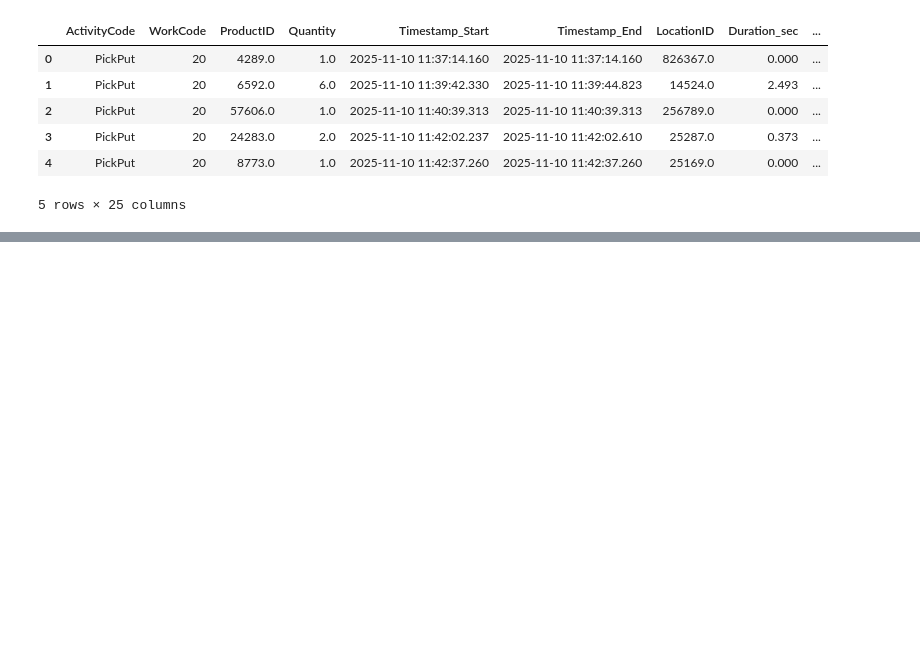
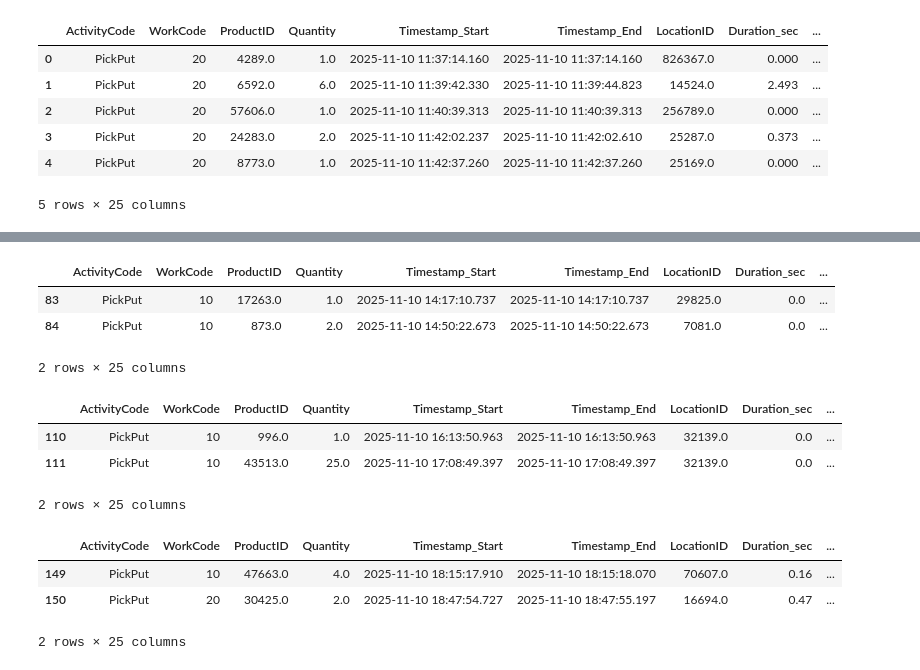
Before and after one commit to JiashenWangg/Lucas_Systems_Capstone_Project, a Jupyter notebook: EDA_Jiashen/eda_OE.ipynb, the cells around one changed output, grey strips where cells are left out. Cells and saved outputs as stored; diff of their text form; code cells hidden in the pictures; blank space fills up the shorter version.

```diff
--- a/EDA_Jiashen/eda_OE.ipynb
+++ b/EDA_Jiashen/eda_OE.ipynb
@@ -257,0 +291,19 @@ display(df.head())
+# %%
+# Check the row and row above for Time_Delta_sec > 1800
+long_gaps = df[df["Time_Delta_sec"] > 1800]
+for idx in long_gaps.index:
+    if idx > 0:
+        display(df.loc[[idx - 1, idx]])
+# %% [output]
+|  | ActivityCode | WorkCode | ProductID | Quantity | Timestamp_Start | Timestamp_End | LocationID | Duration_sec | ... |
+| 83 | PickPut | 10 | 17263.0 | 1.0 | 2025-11-10 14:17:10.737 | 2025-11-10 14:17:10.737 | 29825.0 | 0.0 | ... |
+| 84 | PickPut | 10 | 873.0 | 2.0 | 2025-11-10 14:50:22.673 | 2025-11-10 14:50:22.673 | 7081.0 | 0.0 | ... |
+2 rows × 25 columns
+|  | ActivityCode | WorkCode | ProductID | Quantity | Timestamp_Start | Timestamp_End | LocationID | Duration_sec | ... |
+| 110 | PickPut | 10 | 996.0 | 1.0 | 2025-11-10 16:13:50.963 | 2025-11-10 16:13:50.963 | 32139.0 | 0.0 | ... |
+| 111 | PickPut | 10 | 43513.0 | 25.0 | 2025-11-10 17:08:49.397 | 2025-11-10 17:08:49.397 | 32139.0 | 0.0 | ... |
+2 rows × 25 columns
+|  | ActivityCode | WorkCode | ProductID | Quantity | Timestamp_Start | Timestamp_End | LocationID | Duration_sec | ... |
+| 149 | PickPut | 10 | 47663.0 | 4.0 | 2025-11-10 18:15:17.910 | 2025-11-10 18:15:18.070 | 70607.0 | 0.16 | ... |
+| 150 | PickPut | 20 | 30425.0 | 2.0 | 2025-11-10 18:47:54.727 | 2025-11-10 18:47:55.197 | 16694.0 | 0.47 | ... |
+2 rows × 25 columns
```
Also changed, not shown: parts of 9 cells of this notebook.
